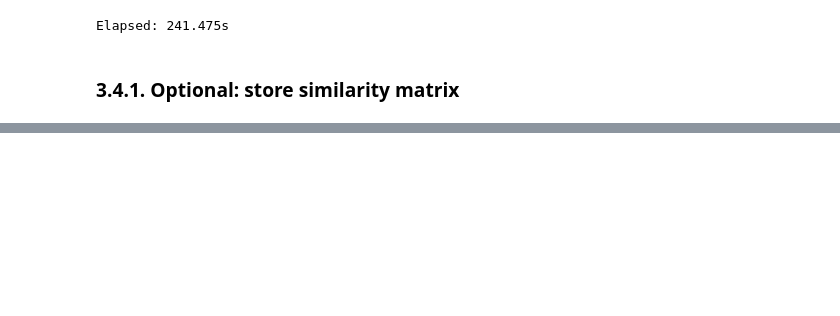
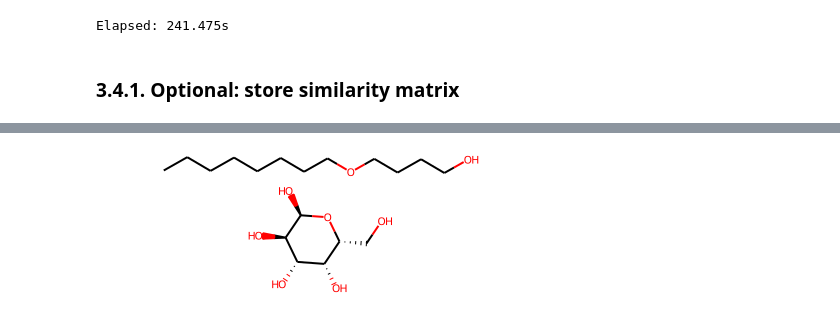
Before and after one commit to mattialpg/geass, a Jupyter notebook: 05 - Geass with Metabolic Disassembler READY.ipynb, the cells around one changed output, grey strips where cells are left out. Cells and saved outputs as stored; diff of their text form; code cells hidden in the pictures; blank space fills up the shorter version.

```diff
--- a/05 - Geass with Metabolic Disassembler READY.ipynb
+++ b/05 - Geass with Metabolic Disassembler READY.ipynb
@@ -325,0 +780,4 @@ Elapsed: 241.475s
+# %%
+products[2][0]
+# %% [output]
+[figure, added]
```
Also changed, not shown: parts of 91 cells of this notebook, 19 other files.
